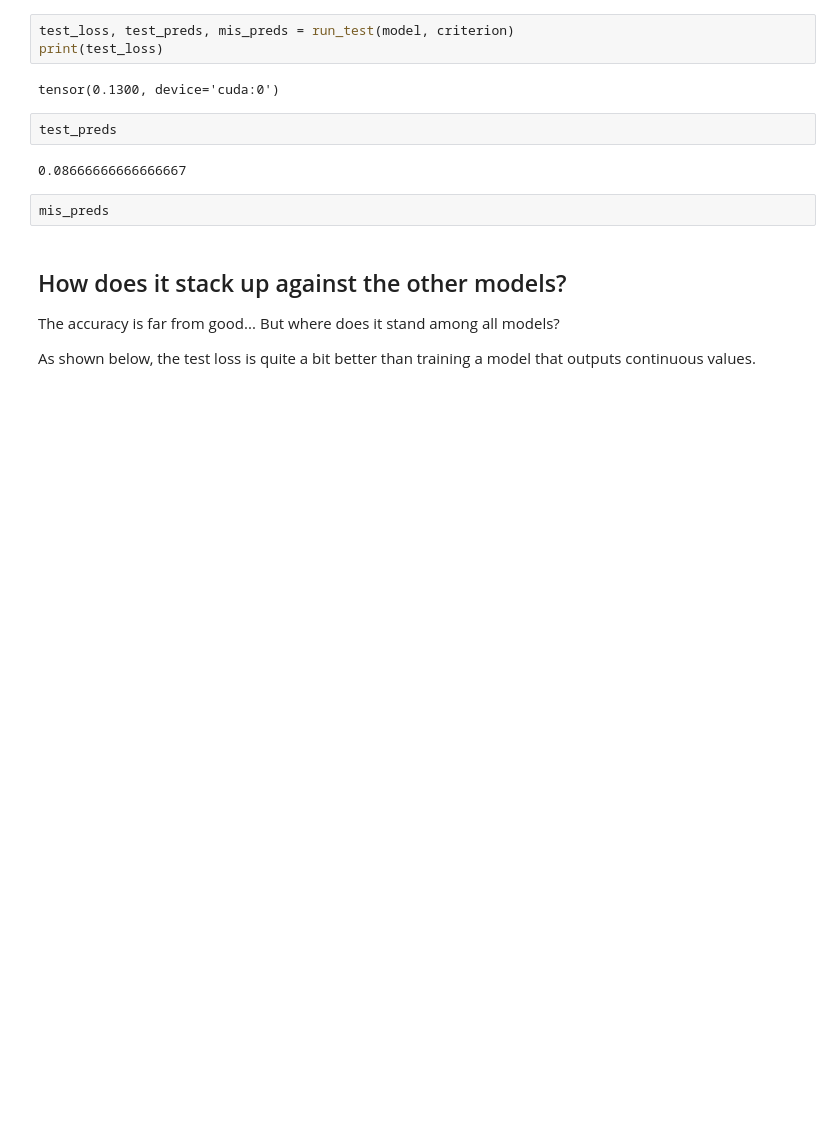
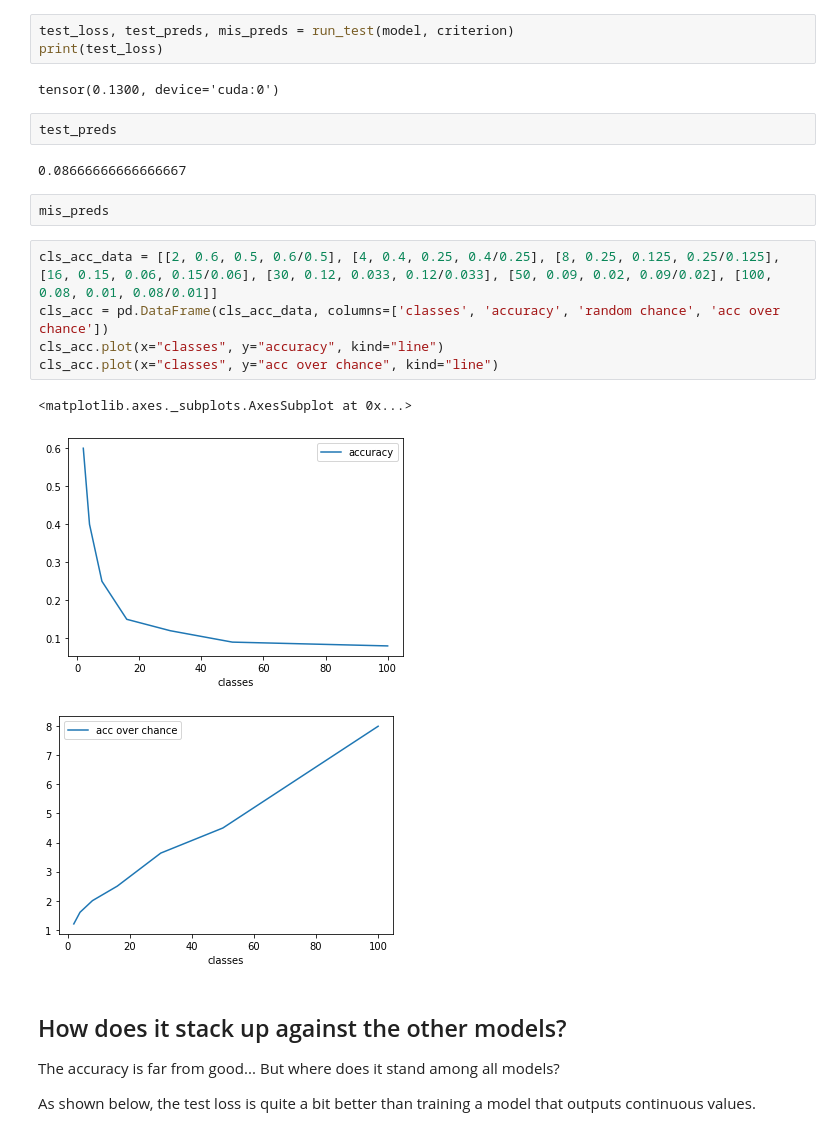
Before and after one commit to dpither/contemporary-art-price-prediction-mirror, a Jupyter notebook: ml-component/models-no-artists/model_jared_3_ranks.ipynb, the cells around one changed output. Cells and saved outputs as stored; diff of their text form; blank space fills up the shorter version.

```diff
--- a/ml-component/models-no-artists/model_jared_3_ranks.ipynb
+++ b/ml-component/models-no-artists/model_jared_3_ranks.ipynb
@@ -683,6 +765,15 @@ test_preds
 0.08666666666666667
 # %%
 mis_preds
+# %%
+cls_acc_data = [[2, 0.6, 0.5, 0.6/0.5], [4, 0.4, 0.25, 0.4/0.25], [8, 0.25, 0.125, 0.25/0.125], [16, 0.15, 0.06, 0.15/0.06], [30, 0.12, 0.033, 0.12/0.033], [50, 0.09, 0.02, 0.09/0.02], [100, 0.08, 0.01, 0.08/0.01]]
+cls_acc = pd.DataFrame(cls_acc_data, columns=['classes', 'accuracy', 'random chance', 'acc over chance'])
+cls_acc.plot(x="classes", y="accuracy", kind="line")
+cls_acc.plot(x="classes", y="acc over chance", kind="line")
+# %% [output]
+<matplotlib.axes._subplots.AxesSubplot at 0x...>
+[figure, added]
+[figure, added]
 # %% [markdown]
 ## How does it stack up against the other models?
 
```
Also changed, not shown: parts of 20 cells of this notebook.
